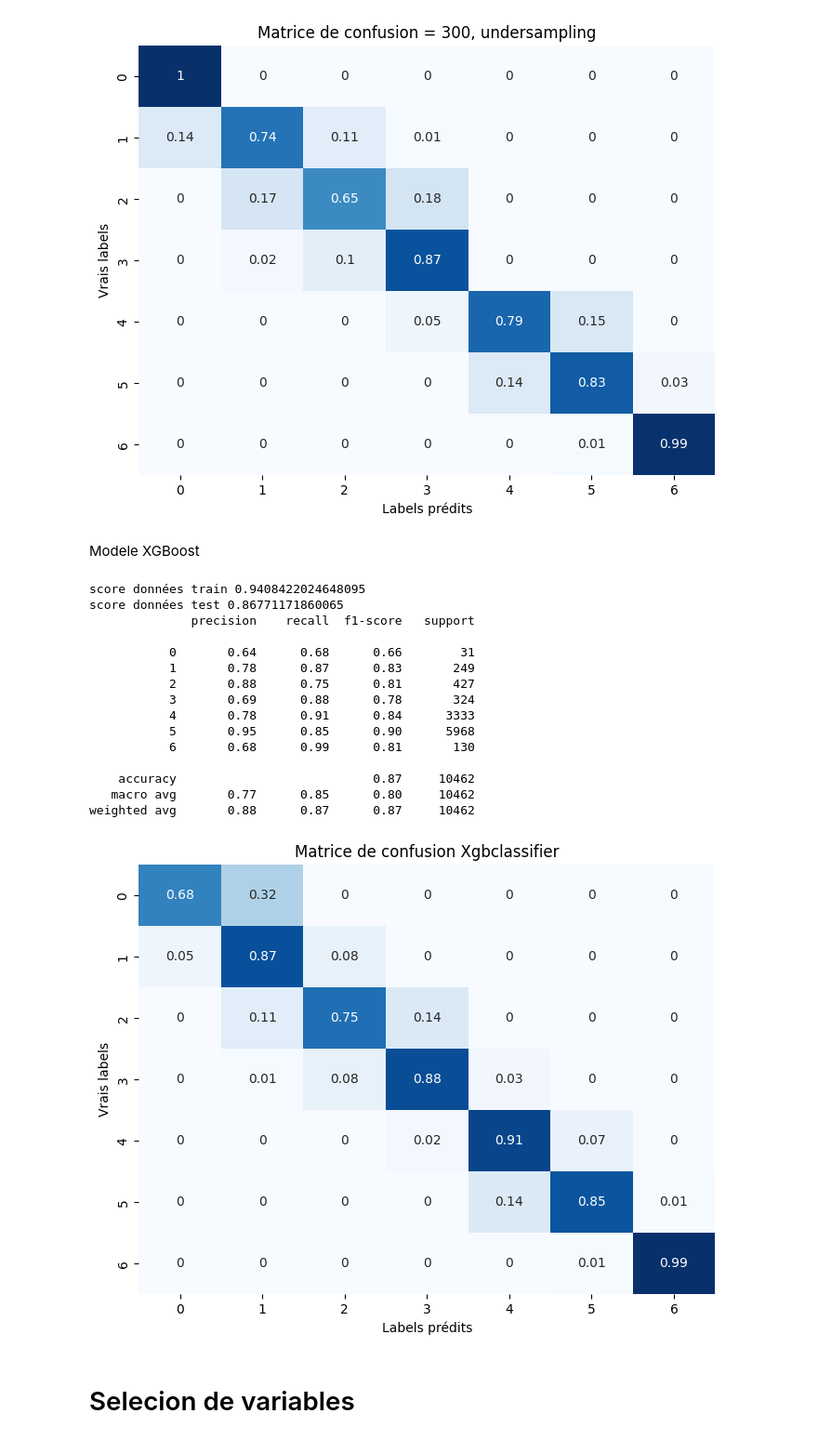
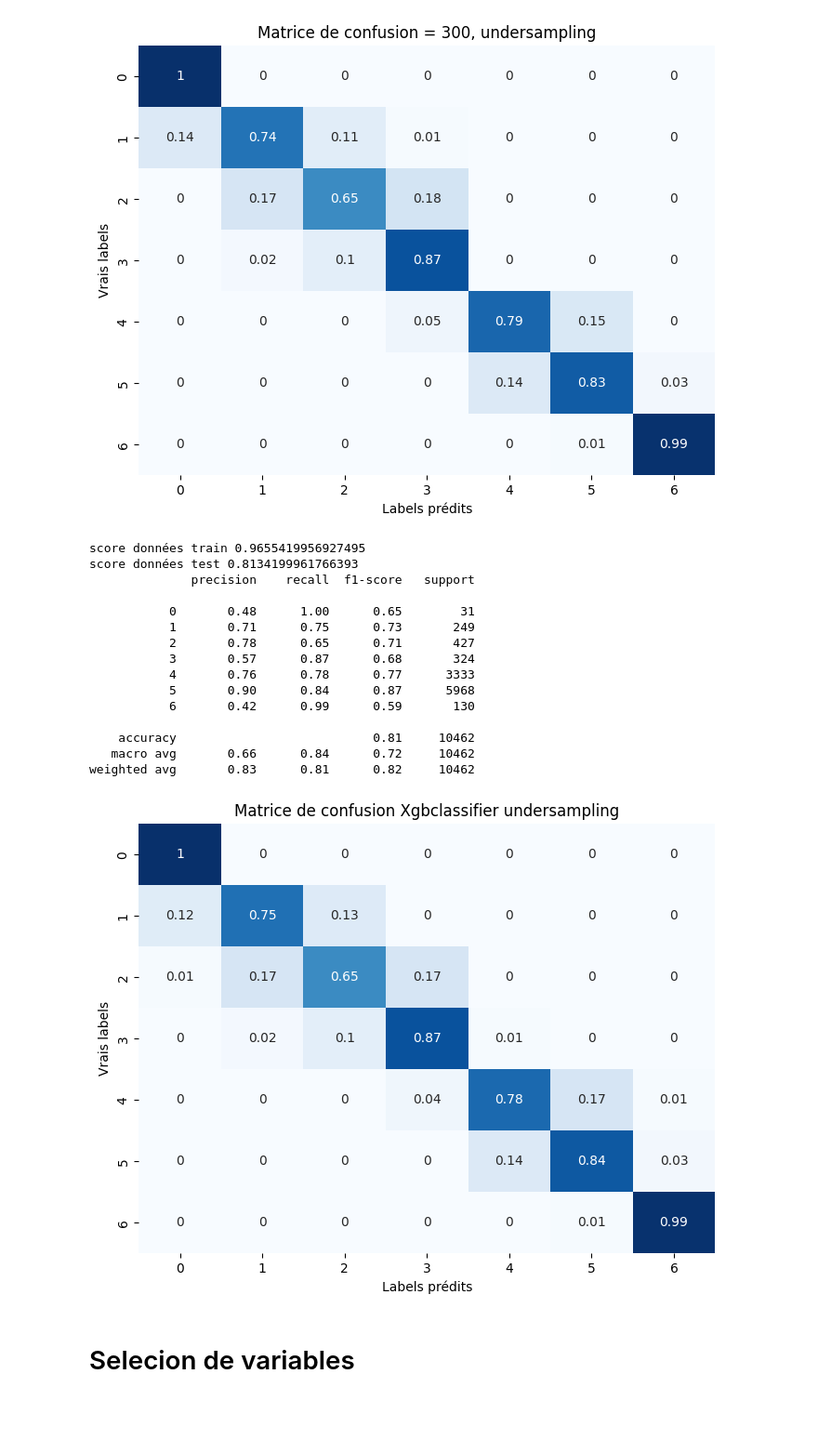
Before and after one commit to DataScientest-Studio/dec24_bds_co2, a Jupyter notebook: notebooks/Premiers_modeles.ipynb, the cells around one changed output. Shown at 93% size. Drawn from its saved outputs; the diff is of its cells as text; code cells hidden in the pictures; blank space fills up the shorter version.

```diff
--- a/notebooks/Premiers_modeles.ipynb
+++ b/notebooks/Premiers_modeles.ipynb
@@ -138,24 +148,18 @@ X_test_scaled = scaler.transform(X_test)
 # %% [markdown]
 Random Forest
 # %%
-from sklearn.ensemble import RandomForestClassifier
-from sklearn.metrics import classification_report
-from sklearn.metrics import confusion_matrix
-import matplotlib.pyplot as plt
-import seaborn as sns
-
 
 # Modele
-model = RandomForestClassifier(n_estimators=300, random_state=42)
-model.fit(X_train_scaled, y_train)
+model1 = RandomForestClassifier(n_estimators=300, random_state=42)
+model1.fit(X_train_scaled, y_train)
 
 # Prediction
-y_pred = model.predict(X_test_scaled)
+y_pred = model1.predict(X_test_scaled)
 
 
 # Résultats
-print('score données train', model.score(X_train_scaled, y_train))
-print('score données test', model.score(X_test_scaled, y_test))
+print('score données train', model1.score(X_train_scaled, y_train))
+print('score données test', model1.score(X_test_scaled, y_test))
 print(classification_report(y_test, y_pred))
 
 cnf_matrix = confusion_matrix(y_test, y_pred, normalize='true').round(2)
@@ -217,0 +192,23 @@ On testera plus le meme modele avec les 5 variables qui ont le plus d'importance
+# %%
+from xgboost import XGBClassifier
+
+model2 = XGBClassifier(eval_metric="merror", use_label_encoder=False)
+
+model2.fit(X_train_scaled, y_train)
+
+# Prediction
+y_pred = model2.predict(X_test_scaled)
+
+# Résultats
+print('score données train', model2.score(X_train_scaled, y_train))
+print('score données test', model2.score(X_test_scaled, y_test))
+print(classification_report(y_test, y_pred))
+
+cnf_matrix = confusion_matrix(y_test, y_pred, normalize='true').round(2)
+
+plt.figure(figsize=(8, 6))
+plt.title("Matrice de confusion Xgbclassifier")
+sns.heatmap(cnf_matrix, cmap='Blues', annot=True, cbar=False)
+plt.ylabel('Vrais labels')
+plt.xlabel('Labels prédits')
+plt.show()
@@ -389,48 +444,46 @@ score données test 0.8129420760848786
    macro avg       0.65      0.84      0.71     10462
 weighted avg       0.83      0.81      0.82     10462
 [figure]
-# %% [markdown]
-Modele XGBoost
 # %%
 from xgboost import XGBClassifier
 
 model = XGBClassifier(eval_metric="merror", use_label_encoder=False)
 
-model.fit(X_train_smote, y_train_smote)
+model.fit(X_train_resampled, y_train_resampled)
 
 # Prediction
 y_pred = model.predict(X_test_scaled)
 
 # Résultats
-print('score données train', model.score(X_train_smote, y_train_smote))
+print('score données train', model.score(X_train_resampled, y_train_resampled))
 print('score données test', model.score(X_test_scaled, y_test))
 print(classification_report(y_test, y_pred))
 
 cnf_matrix = confusion_matrix(y_test, y_pred, normalize='true').round(2)
 
 plt.figure(figsize=(8, 6))
-plt.title("Matrice de confusion Xgbclassifier")
+plt.title("Matrice de confusion Xgbclassifier undersampling")
 sns.heatmap(cnf_matrix, cmap='Blues', annot=True, cbar=False)
 plt.ylabel('Vrais labels')
 plt.xlabel('Labels prédits')
 plt.show()
 # %% [output]
-score données train 0.9408422024648095
-score données test 0.86771171860065
+score données train 0.9655419956927495
+score données test 0.8134199961766393
               precision    recall  f1-score   support
 
-           0       0.64      0.68      0.66        31
-           1       0.78      0.87      0.83       249
-           2       0.88      0.75      0.81       427
-           3       0.69      0.88      0.78       324
-           4       0.78      0.91      0.84      3333
-           5       0.95      0.85      0.90      5968
-           6       0.68      0.99      0.81       130
+           0       0.48      1.00      0.65        31
+           1       0.71      0.75      0.73       249
+           2       0.78      0.65      0.71       427
+           3       0.57      0.87      0.68       324
+           4       0.76      0.78      0.77      3333
+           5       0.90      0.84      0.87      5968
+           6       0.42      0.99      0.59       130
 
-    accuracy                           0.87     10462
-   macro avg       0.77      0.85      0.80     10462
-weighted avg       0.88      0.87      0.87     10462
+    accuracy                           0.81     10462
+   macro avg       0.66      0.84      0.72     10462
+weighted avg       0.83      0.81      0.82     10462
-[figure, old version]
+[figure, new version]
 # %% [markdown]
 # Selecion de variables
 # %% [markdown]
```
Also changed, not shown: parts of 46 cells of this notebook, 10 other files.
